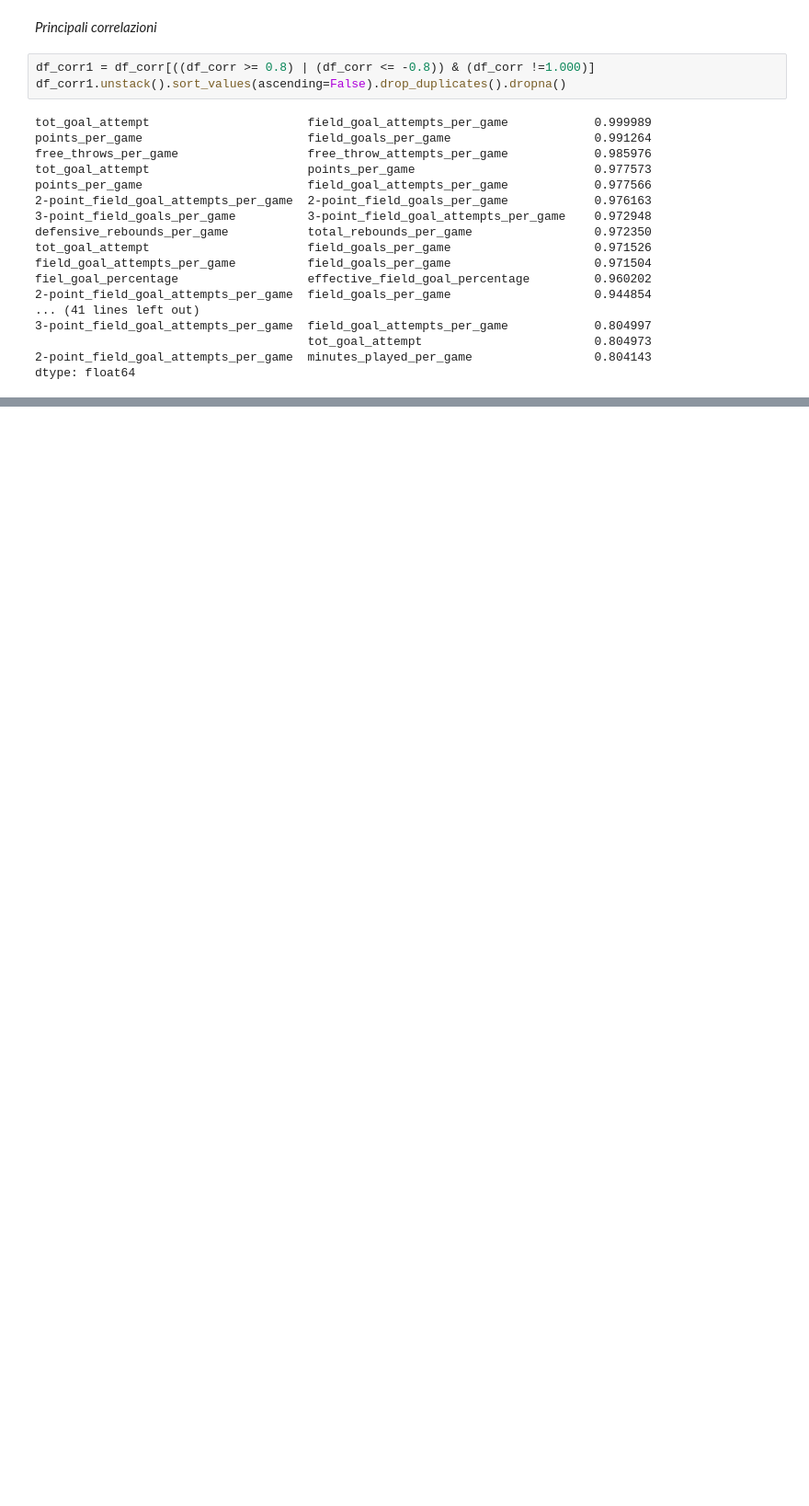
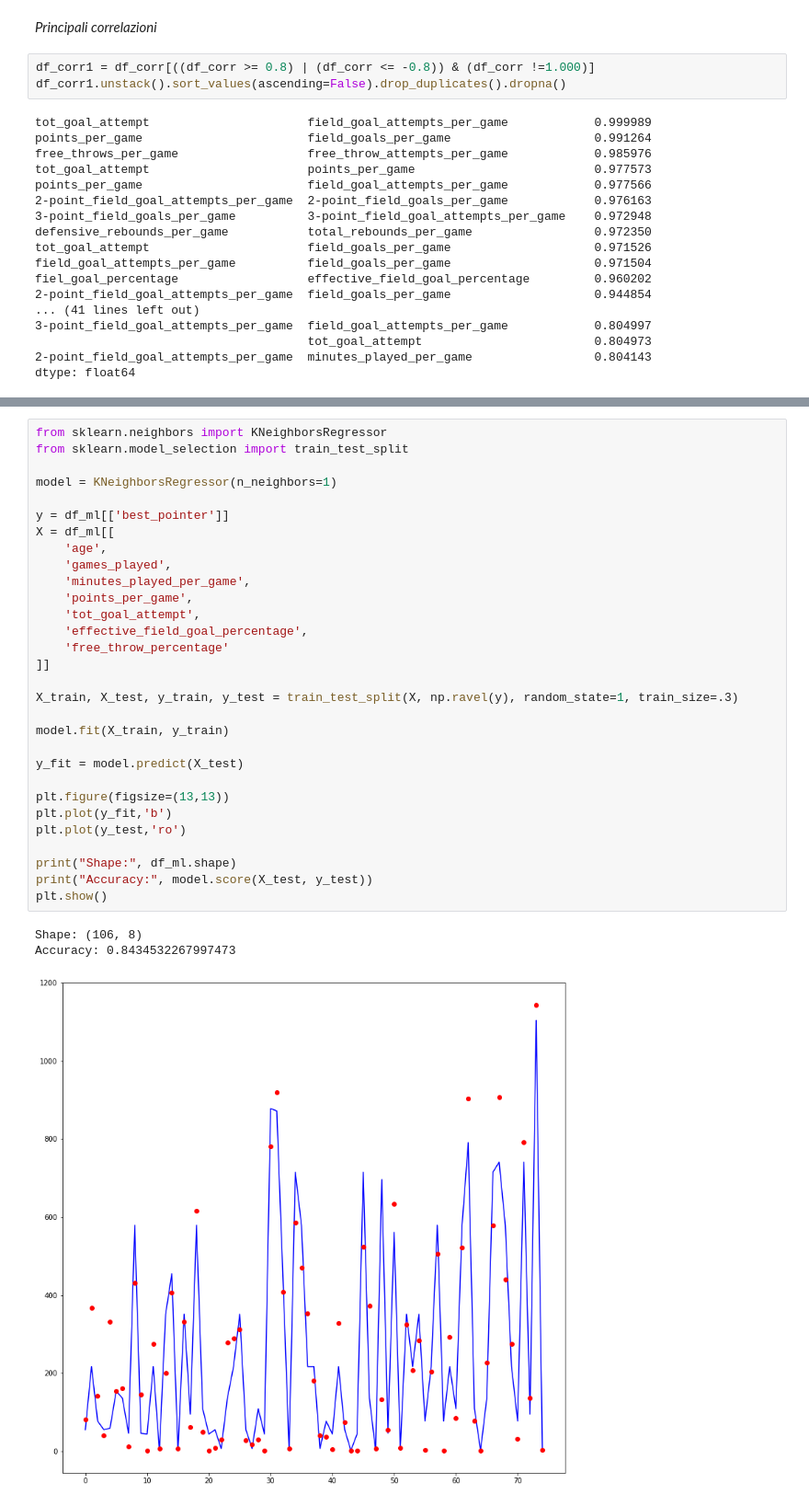
Before and after one commit to AndreCant/MWTDataScience, a Jupyter notebook: notebook.ipynb, the cells around one changed output, grey strips where cells are left out. Shown at 92% size. Cells and saved outputs as stored; diff of their text form; blank space fills up the shorter version.

```diff
--- a/notebook.ipynb
+++ b/notebook.ipynb
@@ -546,0 +513,34 @@ print(df_ml.shape)
+# %%
+from sklearn.neighbors import KNeighborsRegressor
+from sklearn.model_selection import train_test_split
+
+model = KNeighborsRegressor(n_neighbors=1)
+
+y = df_ml[['best_pointer']]
+X = df_ml[[
+    'age',
+    'games_played',
+    'minutes_played_per_game',
+    'points_per_game',
+    'tot_goal_attempt',
+    'effective_field_goal_percentage',
+    'free_throw_percentage'
+]]
+
+X_train, X_test, y_train, y_test = train_test_split(X, np.ravel(y), random_state=1, train_size=.3)
+
+model.fit(X_train, y_train)
+
+y_fit = model.predict(X_test)
+
+plt.figure(figsize=(13,13))
+plt.plot(y_fit,'b')
+plt.plot(y_test,'ro')
+
+print("Shape:", df_ml.shape)
+print("Accuracy:", model.score(X_test, y_test))
+plt.show()
+# %% [output]
+Shape: (106, 8)
+Accuracy: 0.8434532267997473
+[figure, added]
```
Also changed, not shown: parts of 4 cells of this notebook.
